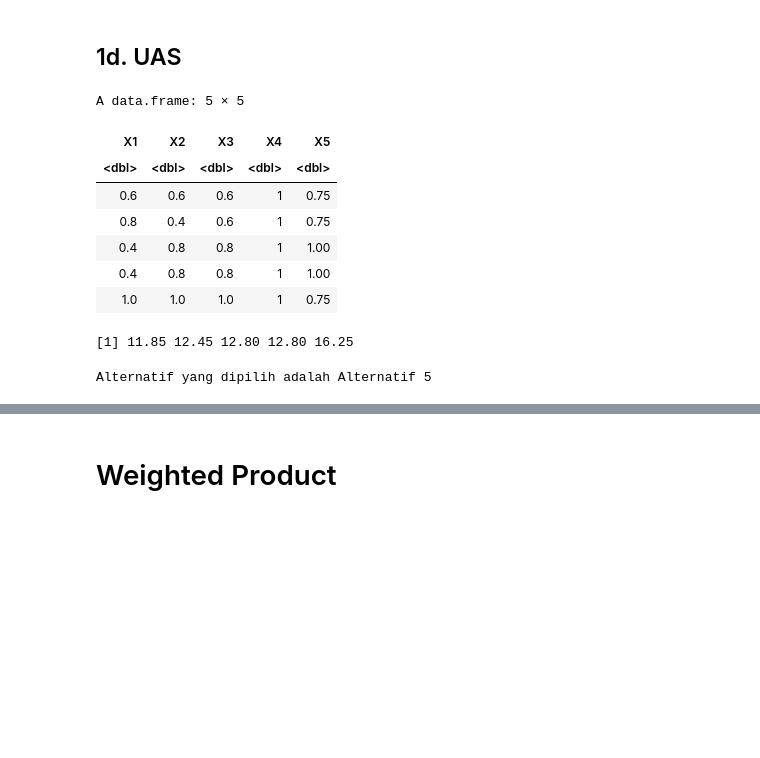
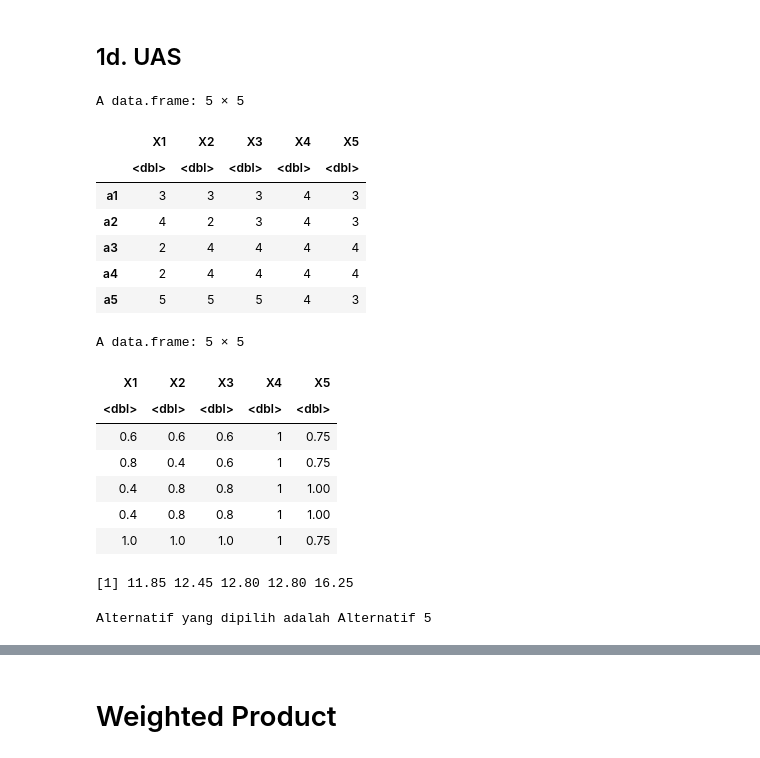
Before and after one commit to khenjyjohnelson/ipynb, a Jupyter notebook: Praktik SAW APS dengan R.ipynb, the cells around one changed output, grey strips where cells are left out. Drawn from its saved outputs; the diff is of its cells as text; code cells hidden in the pictures; blank space fills up the shorter version.

```diff
--- a/Praktik SAW APS dengan R.ipynb
+++ b/Praktik SAW APS dengan R.ipynb
@@ -83,3 +121,45 @@ Alternatif yang dipilih adalah Alternatif 3
+# %%
+# Contoh 3
+
+w <- c(5,3,4,4,2)
+a1 <- c(4,4,5,3,3)
+a2 <- c(3,3,4,2,3)
+a3 <- c(5,4,2,2,2)
+x <- data.frame(a1,a2,a3)
+x <- data.frame(t(x))
+
+x
+
+c <- c('cost', 'benefit', 'cost', 'cost', 'cost')
+
+n_col <- ncol(x)
+n_row <- nrow(x)
+r <- data.frame(matrix(nrow=n_row,ncol=n_col))
+
+for (j in 1:n_col){
+    if (c[j] == 'benefit'){
+        r[j] <- x[j]/max(x[j])
+    } else if (c[j] == 'cost') {
+        r[j] <- min(x[j])/x[j]
+    }
+}
+
+
+v <- matrix()
+
+r
+
+for (i in 1:n_row) {
+  v[i] <- sum(r[i,] * w)
+}
+
+v
+
+for (i in 1:n_row){
+   if (v[i] == max(v)){
+     cat("Alternatif yang dipilih adalah Alternatif", i)
+     }
+}
 # %% [markdown]
 ##  1b. Latihan
 # %%
@@ -320,42 +400,53 @@ a4 <- c(2, 4, 4, 4, 4)
 a5 <- c(5, 5, 5, 4, 3)
 
 
 x <- data.frame(a1,a2,a3,a4,a5)
 x <- data.frame(t(x))
+
+x
+
 n_col <- ncol(x)
 n_row <- nrow(x)
 r <- data.frame(matrix(nrow=n_row,ncol=n_col))
 
 for (j in 1:n_col){
   r[j] <- x[j]/max(x[j])
 }
 
 v <- matrix()
 
 r
 
 for (i in 1:n_row) {
   v[i] <- sum(r[i,] * w)
 }
 
 v
 
 for (i in 1:n_row){
    if (v[i] == max(v)){
      cat("Alternatif yang dipilih adalah Alternatif", i)
      }
 }
 # %% [output]
 A data.frame: 5 × 5
-| X1 | X2 | X3 | X4 | X5 |
-| <dbl> | <dbl> | <dbl> | <dbl> | <dbl> |
-| 0.6 | 0.6 | 0.6 | 1 | 0.75 |
-| 0.8 | 0.4 | 0.6 | 1 | 0.75 |
-| 0.4 | 0.8 | 0.8 | 1 | 1.00 |
-| 0.4 | 0.8 | 0.8 | 1 | 1.00 |
-| 1.0 | 1.0 | 1.0 | 1 | 0.75 |
+|  | X1 | X2 | X3 | X4 | X5 |
+|  | <dbl> | <dbl> | <dbl> | <dbl> | <dbl> |
+| a1 | 3 | 3 | 3 | 4 | 3 |
+| a2 | 4 | 2 | 3 | 4 | 3 |
+| a3 | 2 | 4 | 4 | 4 | 4 |
+| a4 | 2 | 4 | 4 | 4 | 4 |
+| a5 | 5 | 5 | 5 | 4 | 3 |
-[1] 11.85 12.45 12.80 12.80 16.25
+A data.frame: 5 × 5
+| X1 | X2 | X3 | X4 | X5 |
+| <dbl> | <dbl> | <dbl> | <dbl> | <dbl> |
+| 0.6 | 0.6 | 0.6 | 1 | 0.75 |
+| 0.8 | 0.4 | 0.6 | 1 | 0.75 |
+| 0.4 | 0.8 | 0.8 | 1 | 1.00 |
+| 0.4 | 0.8 | 0.8 | 1 | 1.00 |
+| 1.0 | 1.0 | 1.0 | 1 | 0.75 |
-Alternatif yang dipilih adalah Alternatif 5
+[1] 11.85 12.45 12.80 12.80 16.25
+Alternatif yang dipilih adalah Alternatif 5
 # %%
 # Teknik Contoh 2: Dengan Cost Benefit
 
```
Also changed, not shown: parts of 5 cells of this notebook.
